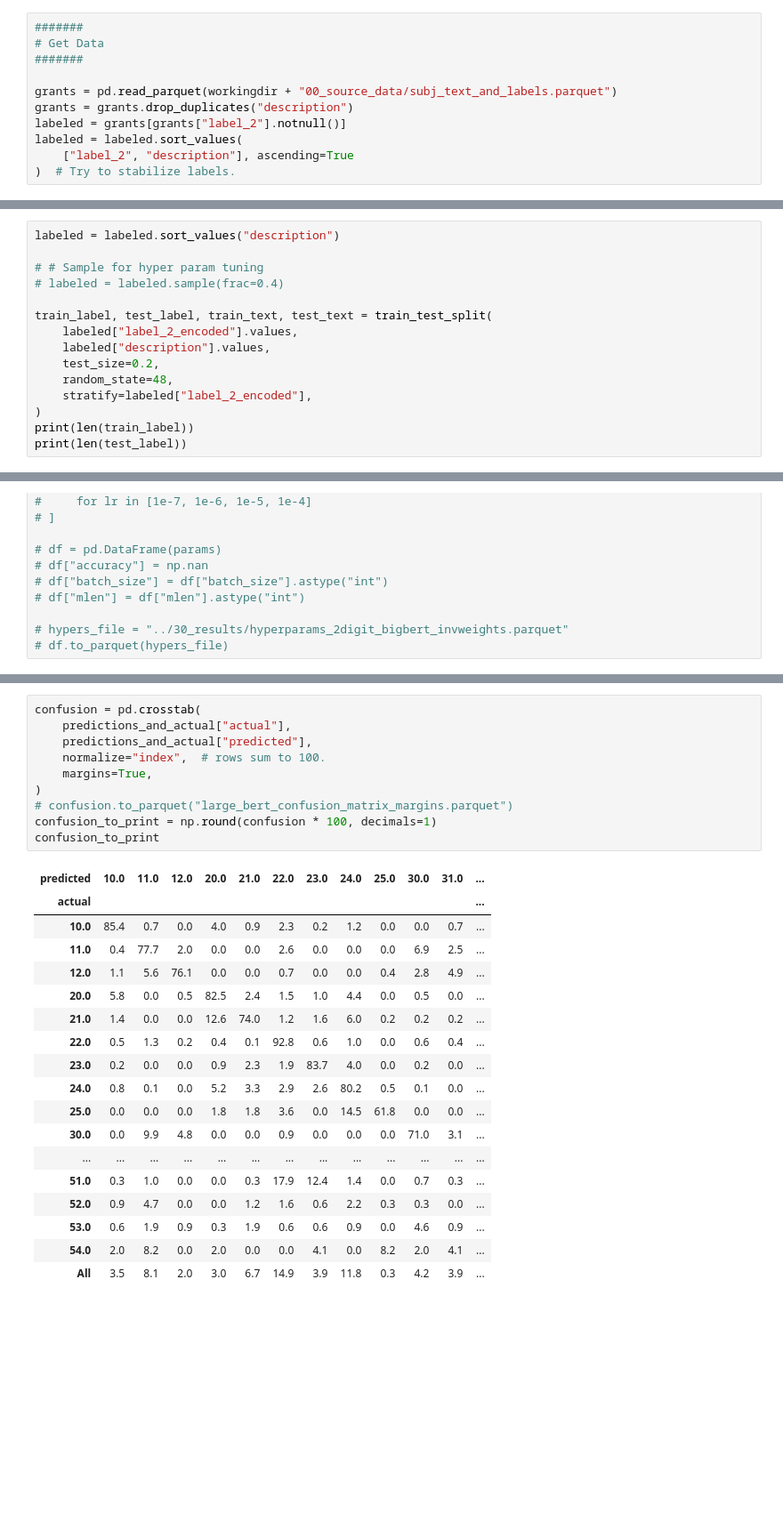
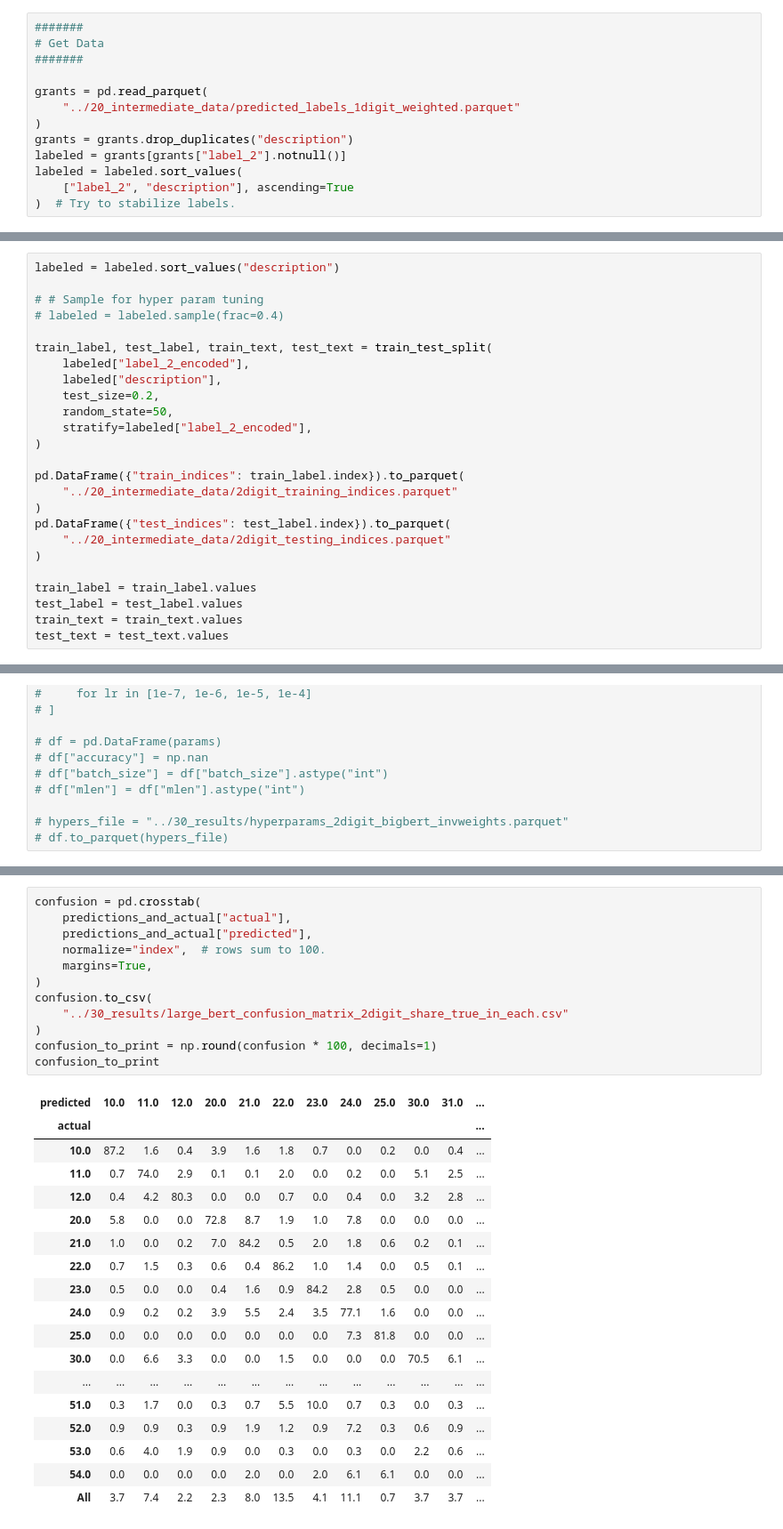
Before and after one commit to nickeubank/leaa_subj, a Jupyter notebook: 10_code/30_bert_training_notebook_2digit_weighted.ipynb, the cells around one changed output, grey strips where cells are left out. Shown: that part at 89% size. Saved outputs shown, nothing was run; the diff lists cells and outputs as text; blank space fills up the shorter version.

Commit message:
rerun and update with training samples

```diff
--- a/10_code/30_bert_training_notebook_2digit_weighted.ipynb
+++ b/10_code/30_bert_training_notebook_2digit_weighted.ipynb
@@ -30,7 +30,9 @@ assert torch.cuda.is_available()
 # Get Data
 #######
 
-grants = pd.read_parquet(workingdir + "00_source_data/subj_text_and_labels.parquet")
+grants = pd.read_parquet(
+    "../20_intermediate_data/predicted_labels_1digit_weighted.parquet"
+)
 grants = grants.drop_duplicates("description")
 labeled = grants[grants["label_2"].notnull()]
 labeled = labeled.sort_values(
@@ -88,11 +95,21 @@ labeled = labeled.sort_values("description")
 # labeled = labeled.sample(frac=0.4)
 
 train_label, test_label, train_text, test_text = train_test_split(
-    labeled["label_2_encoded"].values,
-    labeled["description"].values,
+    labeled["label_2_encoded"],
+    labeled["description"],
     test_size=0.2,
-    random_state=48,
+    random_state=50,
     stratify=labeled["label_2_encoded"],
 )
-print(len(train_label))
-print(len(test_label))
+
+pd.DataFrame({"train_indices": train_label.index}).to_parquet(
+    "../20_intermediate_data/2digit_training_indices.parquet"
+)
+pd.DataFrame({"test_indices": test_label.index}).to_parquet(
+    "../20_intermediate_data/2digit_testing_indices.parquet"
+)
+
+train_label = train_label.values
+test_label = test_label.values
+train_text = train_text.values
+test_text = test_text.values
@@ -424,29 +404,31 @@ confusion_to_print
 # %%
 confusion = pd.crosstab(
     predictions_and_actual["actual"],
     predictions_and_actual["predicted"],
     normalize="index",  # rows sum to 100.
     margins=True,
 )
-# confusion.to_parquet("large_bert_confusion_matrix_margins.parquet")
+confusion.to_csv(
+    "../30_results/large_bert_confusion_matrix_2digit_share_true_in_each.csv"
+)
 confusion_to_print = np.round(confusion * 100, decimals=1)
 confusion_to_print
 # %% [output]
 | predicted | 10.0 | 11.0 | 12.0 | 20.0 | 21.0 | 22.0 | 23.0 | 24.0 | 25.0 | 30.0 | 31.0 | ... |
 | actual |  |  |  |  |  |  |  |  |  |  |  | ... |
-| 10.0 | 85.4 | 0.7 | 0.0 | 4.0 | 0.9 | 2.3 | 0.2 | 1.2 | 0.0 | 0.0 | 0.7 | ... |
-| 11.0 | 0.4 | 77.7 | 2.0 | 0.0 | 0.0 | 2.6 | 0.0 | 0.0 | 0.0 | 6.9 | 2.5 | ... |
-| 12.0 | 1.1 | 5.6 | 76.1 | 0.0 | 0.0 | 0.7 | 0.0 | 0.0 | 0.4 | 2.8 | 4.9 | ... |
-| 20.0 | 5.8 | 0.0 | 0.5 | 82.5 | 2.4 | 1.5 | 1.0 | 4.4 | 0.0 | 0.5 | 0.0 | ... |
-| 21.0 | 1.4 | 0.0 | 0.0 | 12.6 | 74.0 | 1.2 | 1.6 | 6.0 | 0.2 | 0.2 | 0.2 | ... |
-| 22.0 | 0.5 | 1.3 | 0.2 | 0.4 | 0.1 | 92.8 | 0.6 | 1.0 | 0.0 | 0.6 | 0.4 | ... |
-| 23.0 | 0.2 | 0.0 | 0.0 | 0.9 | 2.3 | 1.9 | 83.7 | 4.0 | 0.0 | 0.2 | 0.0 | ... |
-| 24.0 | 0.8 | 0.1 | 0.0 | 5.2 | 3.3 | 2.9 | 2.6 | 80.2 | 0.5 | 0.1 | 0.0 | ... |
-| 25.0 | 0.0 | 0.0 | 0.0 | 1.8 | 1.8 | 3.6 | 0.0 | 14.5 | 61.8 | 0.0 | 0.0 | ... |
-| 30.0 | 0.0 | 9.9 | 4.8 | 0.0 | 0.0 | 0.9 | 0.0 | 0.0 | 0.0 | 71.0 | 3.1 | ... |
+| 10.0 | 87.2 | 1.6 | 0.4 | 3.9 | 1.6 | 1.8 | 0.7 | 0.0 | 0.2 | 0.0 | 0.4 | ... |
+| 11.0 | 0.7 | 74.0 | 2.9 | 0.1 | 0.1 | 2.0 | 0.0 | 0.2 | 0.0 | 5.1 | 2.5 | ... |
+| 12.0 | 0.4 | 4.2 | 80.3 | 0.0 | 0.0 | 0.7 | 0.0 | 0.4 | 0.0 | 3.2 | 2.8 | ... |
+| 20.0 | 5.8 | 0.0 | 0.0 | 72.8 | 8.7 | 1.9 | 1.0 | 7.8 | 0.0 | 0.0 | 0.0 | ... |
+| 21.0 | 1.0 | 0.0 | 0.2 | 7.0 | 84.2 | 0.5 | 2.0 | 1.8 | 0.6 | 0.2 | 0.1 | ... |
+| 22.0 | 0.7 | 1.5 | 0.3 | 0.6 | 0.4 | 86.2 | 1.0 | 1.4 | 0.0 | 0.5 | 0.1 | ... |
+| 23.0 | 0.5 | 0.0 | 0.0 | 0.4 | 1.6 | 0.9 | 84.2 | 2.8 | 0.5 | 0.0 | 0.0 | ... |
+| 24.0 | 0.9 | 0.2 | 0.2 | 3.9 | 5.5 | 2.4 | 3.5 | 77.1 | 1.6 | 0.0 | 0.0 | ... |
+| 25.0 | 0.0 | 0.0 | 0.0 | 0.0 | 0.0 | 0.0 | 0.0 | 7.3 | 81.8 | 0.0 | 0.0 | ... |
+| 30.0 | 0.0 | 6.6 | 3.3 | 0.0 | 0.0 | 1.5 | 0.0 | 0.0 | 0.0 | 70.5 | 6.1 | ... |
 | ... | ... | ... | ... | ... | ... | ... | ... | ... | ... | ... | ... | ... |
-| 51.0 | 0.3 | 1.0 | 0.0 | 0.0 | 0.3 | 17.9 | 12.4 | 1.4 | 0.0 | 0.7 | 0.3 | ... |
-| 52.0 | 0.9 | 4.7 | 0.0 | 0.0 | 1.2 | 1.6 | 0.6 | 2.2 | 0.3 | 0.3 | 0.0 | ... |
-| 53.0 | 0.6 | 1.9 | 0.9 | 0.3 | 1.9 | 0.6 | 0.6 | 0.9 | 0.0 | 4.6 | 0.9 | ... |
-| 54.0 | 2.0 | 8.2 | 0.0 | 2.0 | 0.0 | 0.0 | 4.1 | 0.0 | 8.2 | 2.0 | 4.1 | ... |
-| All | 3.5 | 8.1 | 2.0 | 3.0 | 6.7 | 14.9 | 3.9 | 11.8 | 0.3 | 4.2 | 3.9 | ... |
+| 51.0 | 0.3 | 1.7 | 0.0 | 0.3 | 0.7 | 5.5 | 10.0 | 0.7 | 0.3 | 0.0 | 0.3 | ... |
+| 52.0 | 0.9 | 0.9 | 0.3 | 0.9 | 1.9 | 1.2 | 0.9 | 7.2 | 0.3 | 0.6 | 0.9 | ... |
+| 53.0 | 0.6 | 4.0 | 1.9 | 0.9 | 0.0 | 0.3 | 0.0 | 0.3 | 0.0 | 2.2 | 0.6 | ... |
+| 54.0 | 0.0 | 0.0 | 0.0 | 0.0 | 2.0 | 0.0 | 2.0 | 6.1 | 6.1 | 0.0 | 0.0 | ... |
+| All | 3.7 | 7.4 | 2.2 | 2.3 | 8.0 | 13.5 | 4.1 | 11.1 | 0.7 | 3.7 | 3.7 | ... |
```
Also changed, not shown: parts of 9 cells of this notebook, 19 other files.
